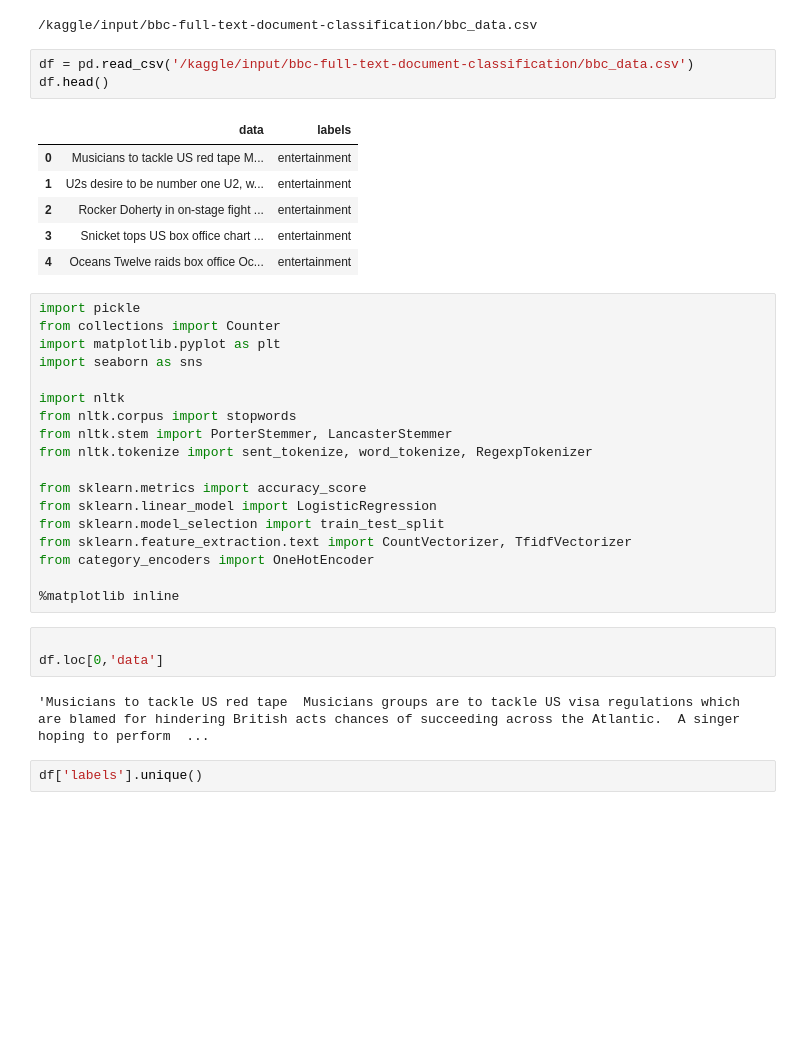
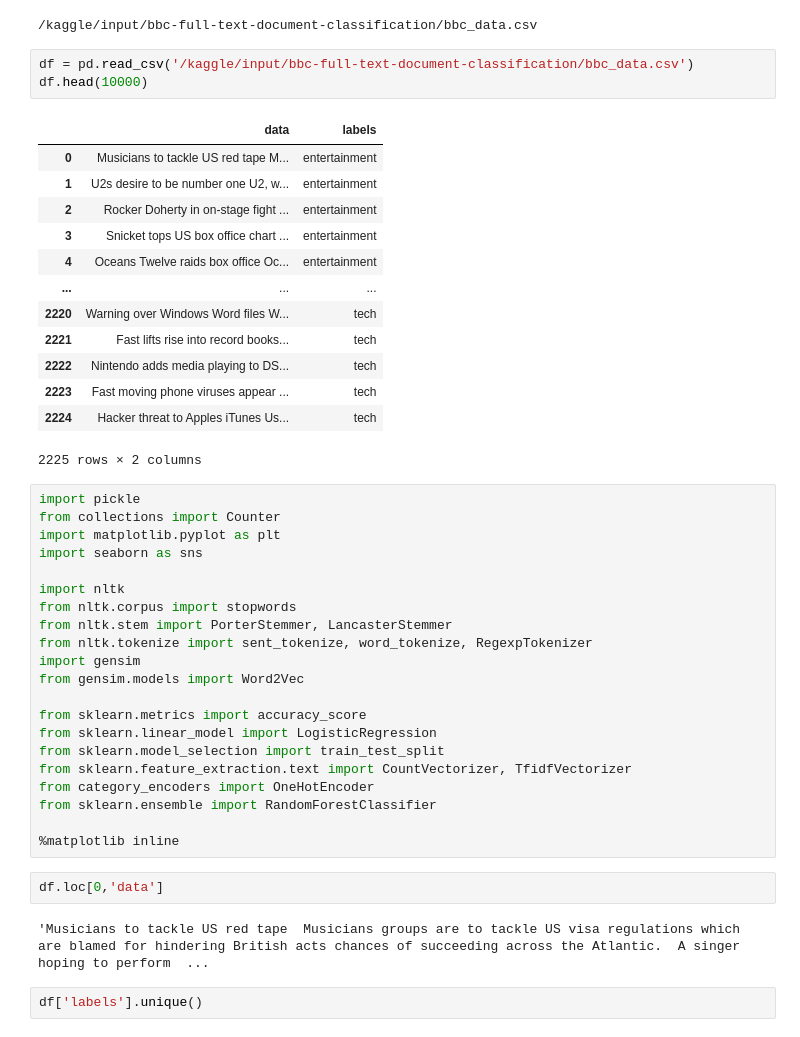
Before and after one commit to goutam1469/News_Classification, a Jupyter notebook: news-classification.ipynb, the cells around one changed output. Drawn from its saved outputs; the diff is of its cells as text; blank space fills up the shorter version.

```diff
--- a/news-classification.ipynb
+++ b/news-classification.ipynb
@@ -20,14 +20,21 @@ for dirname, _, filenames in os.walk('/kaggle/input'):
 /kaggle/input/bbc-full-text-document-classification/bbc_data.csv
 # %%
 df = pd.read_csv('/kaggle/input/bbc-full-text-document-classification/bbc_data.csv')
-df.head()
+df.head(10000)
 # %% [output]
 |  | data | labels |
 | 0 | Musicians to tackle US red tape M... | entertainment |
 | 1 | U2s desire to be number one U2, w... | entertainment |
 | 2 | Rocker Doherty in on-stage fight ... | entertainment |
 | 3 | Snicket tops US box office chart ... | entertainment |
 | 4 | Oceans Twelve raids box office Oc... | entertainment |
+| ... | ... | ... |
+| 2220 | Warning over Windows Word files W... | tech |
+| 2221 | Fast lifts rise into record books... | tech |
+| 2222 | Nintendo adds media playing to DS... | tech |
+| 2223 | Fast moving phone viruses appear ... | tech |
+| 2224 | Hacker threat to Apples iTunes Us... | tech |
+2225 rows × 2 columns
 # %%
 import pickle
 from collections import Counter
@@ -38,16 +45,18 @@ import nltk
 from nltk.corpus import stopwords
 from nltk.stem import PorterStemmer, LancasterStemmer
 from nltk.tokenize import sent_tokenize, word_tokenize, RegexpTokenizer
+import gensim
+from gensim.models import Word2Vec
 
 from sklearn.metrics import accuracy_score
 from sklearn.linear_model import LogisticRegression
 from sklearn.model_selection import train_test_split
 from sklearn.feature_extraction.text import CountVectorizer, TfidfVectorizer
 from category_encoders import OneHotEncoder
+from sklearn.ensemble import RandomForestClassifier
 
 %matplotlib inline
 # %%
-
 df.loc[0,'data']
 # %% [output]
 'Musicians to tackle US red tape  Musicians groups are to tackle US visa regulations which are blamed for hindering British acts chances of succeeding across the Atlantic.  A singer hoping to perform  ...
```
Also changed, not shown: parts of 59 cells of this notebook.
